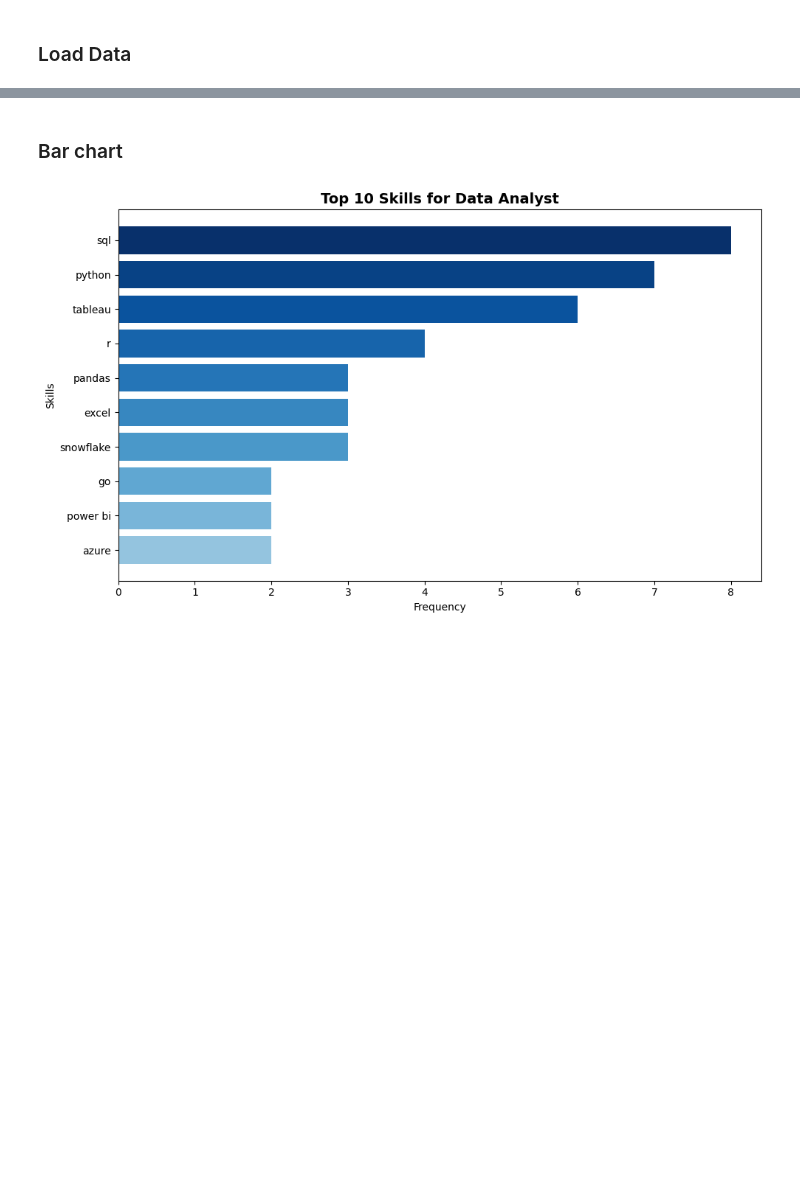
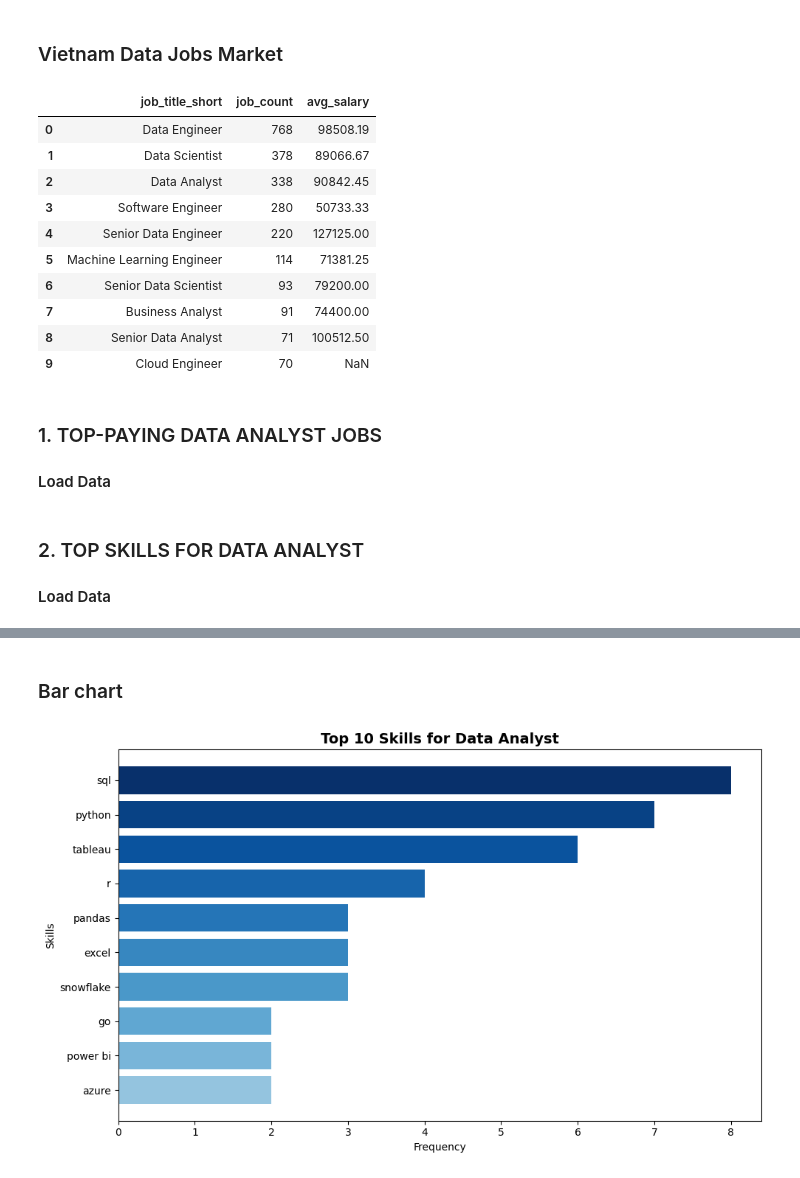
Before and after one commit to Nhido1105/SQL_Project_Analysis, a Jupyter notebook: project_sql/charts.ipynb, the cells around one changed output, grey strips where cells are left out. Drawn from its saved outputs; the diff is of its cells as text; code cells hidden in the pictures; blank space fills up the shorter version.

```diff
--- a/project_sql/charts.ipynb
+++ b/project_sql/charts.ipynb
@@ -2,0 +63,20 @@
+# %% [markdown]
+### Vietnam Data Jobs Market
+# %%
+vndata = pd.read_csv("D:\Downloads\datajobs_vn.csv")
+vndata
+# %% [output]
+|  | job_title_short | job_count | avg_salary |
+| 0 | Data Engineer | 768 | 98508.19 |
+| 1 | Data Scientist | 378 | 89066.67 |
+| 2 | Data Analyst | 338 | 90842.45 |
+| 3 | Software Engineer | 280 | 50733.33 |
+| 4 | Senior Data Engineer | 220 | 127125.00 |
+| 5 | Machine Learning Engineer | 114 | 71381.25 |
+| 6 | Senior Data Scientist | 93 | 79200.00 |
+| 7 | Business Analyst | 91 | 74400.00 |
+| 8 | Senior Data Analyst | 71 | 100512.50 |
+| 9 | Cloud Engineer | 70 | NaN |
+# %% [markdown]
+### 1. TOP-PAYING DATA ANALYST JOBS
+#### Load Data
@@ -3,5 +90,6 @@
 # %% [markdown]
-### Load Data
+### 2. TOP SKILLS FOR DATA ANALYST
+#### Load Data
 # %%
 import pandas as pd
 import matplotlib.pyplot as plt
```
Also changed, not shown: parts of 7 cells of this notebook, 7 other files.
